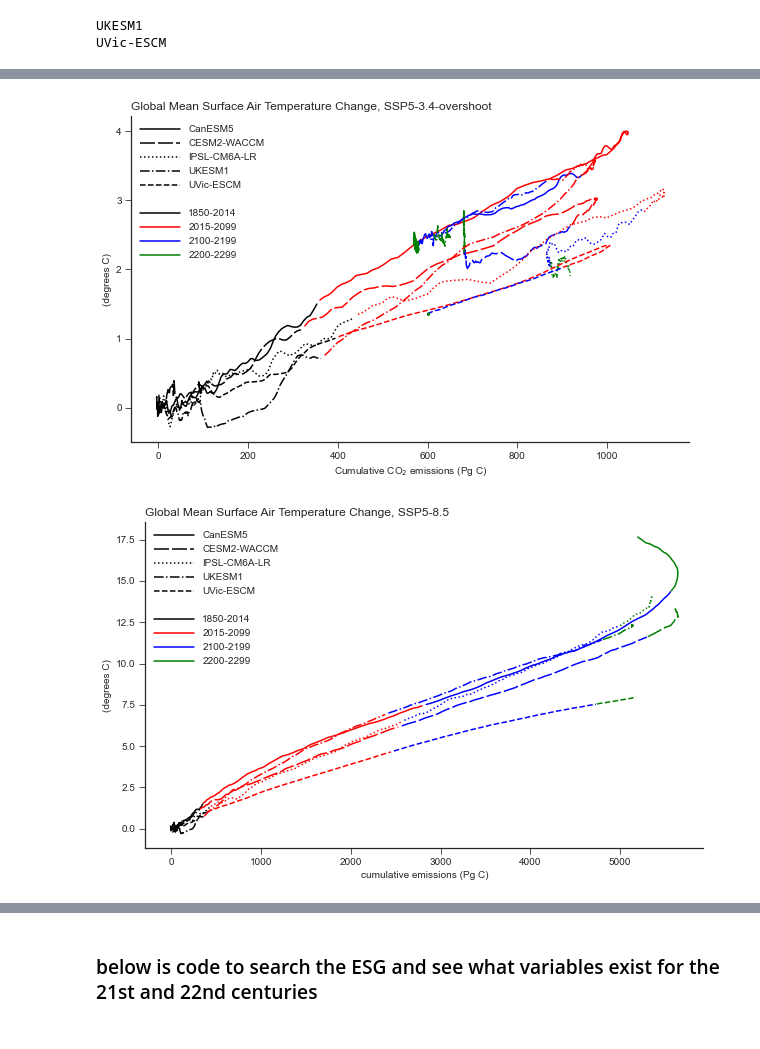
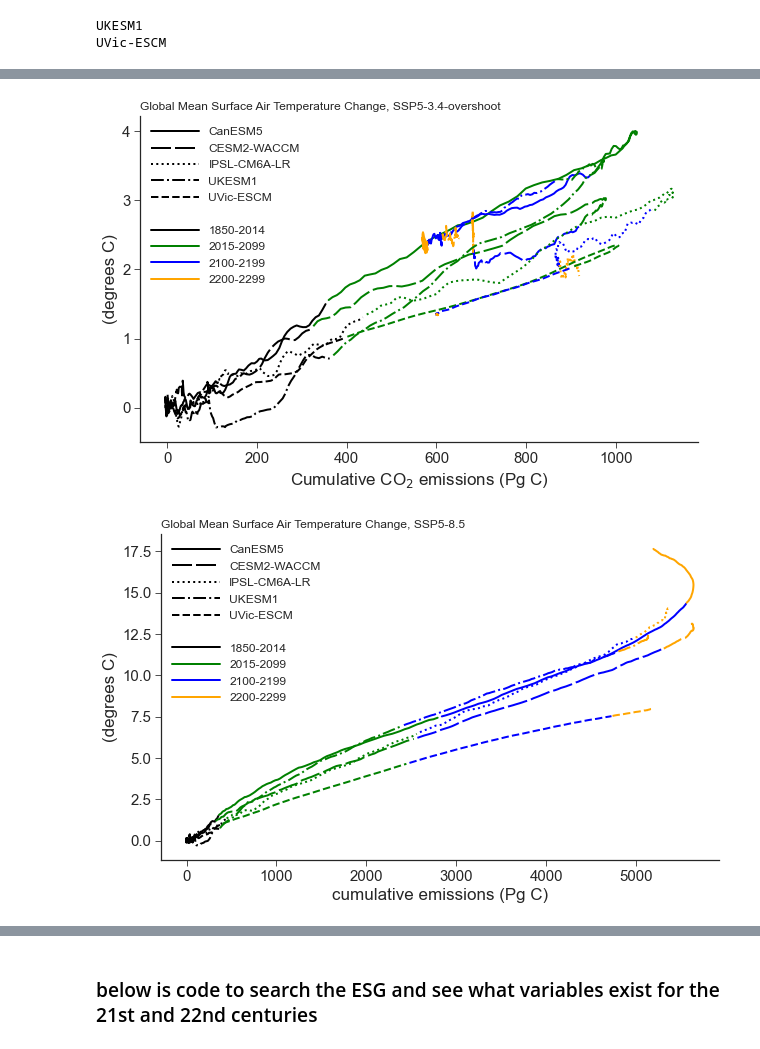
Before and after one commit to ckoven/longterm_carboncycle_three_ssps, a Jupyter notebook: longterm_carboncycle_withssp126.ipynb, the cells around one changed output, grey strips where cells are left out. Drawn from its saved outputs; the diff is of its cells as text; code cells hidden in the pictures.

```diff
--- a/longterm_carboncycle_withssp126.ipynb
+++ b/longterm_carboncycle_withssp126.ipynb
@@ -689,8 +736,8 @@ for model_i in range(nmodels):
     for exp_i in range(nexps):
         if globally_gridded[model_i]:
             dataset = xr.open_mfdataset(file_master_list_dynamics[model_i][i_var][exp_i])
-            if models_list[model_i] == 'UKESM1':
-                dataset = dataset.rename({'latitude':'lat','longitude':'lon'})
+            #if models_list[model_i] == 'UKESM1':
+            #    dataset = dataset.rename({'latitude':'lat','longitude':'lon'})
             tasvar = dataset['tas']
             global_tas_annual = (monthly_to_annual(tasvar)  * areavar.data).sum(dim="lat").sum(dim="lon").compute() / areavar.sum(dim="lat").sum(dim="lon")
             #print(global_tas_annual)
@@ -1811,0 +1859,33 @@ plt.savefig('temp_vs_cumulative_emissions_ssps_526os_126.png', dpi=300, format='
+# %%
+### just show the SSP5-3.4os, but color based on the century
+ax = plt.subplot(111)
+
+period_list = ['1850-2014','2015-2099','2100-2199','2200-2299']
+period_tstart = np.array([1850,2015,2100,2200], dtype=np.int)-1850
+period_tend = np.array([2015,2100,2200,2300], dtype=np.int)-1850
+
+colors2 = ['black','red','blue','green','purple']
+dashlist2 = [dashlist[0],dashlist[1],dashlist[4],(0, (1, 4))]
+linelist = []
+linelist2 = []
+for model_i in range(nmodels):
+    for period_i in range(len(period_list)):
+        a1, = ax.plot(cum_emissions_pgc[1,period_tstart[period_i]:period_tend[period_i], model_i], tas_trajectories_2exp[model_i,1,period_tstart[period_i]:period_tend[period_i]] - tas_trajectories_2exp[model_i,0,0:years_to_average_gmst].mean(), color=colors2[model_i], linestyle=dashlist2[period_i], linewidth=2.)
+        if period_i == 0:
+            linelist.append(a1)
+        if model_i == 0:
+            if period_i == 0:
+                emptyline, = ax.plot([0.,0.], [0., 0.], linewidth=0.)
+                linelist2.append(emptyline)
+            linelist2.append(a1)
+
+#ax.axhline(y=0, dashes=[5,5], color='black', linewidth=1.)
+plt.ylabel('(degrees C)')
+plt.xlabel('Cumulative CO$_2$ emissions (Pg C)')
+plt.title('Global Mean Surface Air Temperature Change, SSP5-3.4-overshoot',loc='left')
+
+ax.spines['right'].set_visible(False)
+ax.spines['top'].set_visible(False)
+
+plt.legend(linelist+linelist2, list(models_list)+['']+period_list, frameon=False, handlelength=4)
+plt.savefig('temp_vs_cumulative_emissions_ssp534os_bycentury_coloredbymodel.png', dpi=300, format='png')
@@ -1812,36 +1894,37 @@ plt.savefig('temp_vs_cumulative_emissions_ssps_526os_126.png', dpi=300, format='
 # %%
 ### just show the SSP5-3.4os, but color based on the century
 ax = plt.subplot(111)
 
 period_list = ['1850-2014','2015-2099','2100-2199','2200-2299']
 period_tstart = np.array([1850,2015,2100,2200], dtype=np.int)-1850
 period_tend = np.array([2015,2100,2200,2300], dtype=np.int)-1850
-colors = ['black','red','blue','green']
+colors = ['black','green','blue','orange']
+#color3 = np.array([[124,130,130],[159, 0, 159],[0, 159, 0],[0, 159, 159]])/255.
 linelist = []
 linelist2 = []
 for model_i in range(nmodels):
     for period_i in range(len(period_list)):
-        a1, = ax.plot(cum_emissions_pgc[1,period_tstart[period_i]:period_tend[period_i], model_i], tas_trajectories_2exp[model_i,1,period_tstart[period_i]:period_tend[period_i]] - tas_trajectories_2exp[model_i,0,0:years_to_average_gmst].mean(), color=colors[period_i], linestyle=dashlist[model_i])
+        a1, = ax.plot(cum_emissions_pgc[1,period_tstart[period_i]:period_tend[period_i], model_i], tas_trajectories_2exp[model_i,1,period_tstart[period_i]:period_tend[period_i]] - tas_trajectories_2exp[model_i,0,0:years_to_average_gmst].mean(), color=colors[period_i], linestyle=dashlist[model_i], linewidth=2.)
         if period_i == 0:
             linelist.append(a1)
         if model_i == 0:
             if period_i == 0:
                 emptyline, = ax.plot([0.,0.], [0., 0.], linewidth=0.)
                 linelist2.append(emptyline)
             linelist2.append(a1)
 
 #ax.axhline(y=0, dashes=[5,5], color='black', linewidth=1.)
 plt.ylabel('(degrees C)')
 plt.xlabel('Cumulative CO$_2$ emissions (Pg C)')
 plt.title('Global Mean Surface Air Temperature Change, SSP5-3.4-overshoot',loc='left')
 
 ax.spines['right'].set_visible(False)
 ax.spines['top'].set_visible(False)
 
 plt.legend(linelist+linelist2, list(models_list)+['']+period_list, frameon=False, handlelength=4)
 plt.savefig('temp_vs_cumulative_emissions_ssp534os_bycentury.png', dpi=300, format='png')
 # %% [output]
-[figure, old version]
+[figure, new version]
 # %%
 ### just show the SSP5-8.5, but color based on the century
 ax = plt.subplot(111)
@@ -1850,7 +1933,7 @@ linelist = []
 linelist2 = []
 for model_i in range(nmodels):
     for period_i in range(len(period_list)):
-        a1, = ax.plot(cum_emissions_pgc[0,period_tstart[period_i]:period_tend[period_i], model_i], tas_trajectories_2exp[model_i,0,period_tstart[period_i]:period_tend[period_i]] - tas_trajectories_2exp[model_i,0,0:years_to_average_gmst].mean(), color=colors[period_i], linestyle=dashlist[model_i])
+        a1, = ax.plot(cum_emissions_pgc[0,period_tstart[period_i]:period_tend[period_i], model_i], tas_trajectories_2exp[model_i,0,period_tstart[period_i]:period_tend[period_i]] - tas_trajectories_2exp[model_i,0,0:years_to_average_gmst].mean(), color=colors[period_i], linestyle=dashlist[model_i], linewidth=2.)
         if period_i == 0:
             linelist.append(a1)
         if model_i == 0:
@@ -1871,7 +1954,7 @@ ax.spines['top'].set_visible(False)
 plt.legend(linelist+linelist2, list(models_list)+['']+period_list, frameon=False, handlelength=4)
 plt.savefig('temp_vs_cumulative_emissions_ssp585_bycentury.png', dpi=300, format='png')
 # %% [output]
-[figure, old version]
+[figure, new version]
 # %%
 ### just show the SSP51-2.6, but color based on the century
 ax = plt.subplot(111)
```
Also changed, not shown: parts of 48 cells of this notebook, 21 other files.
